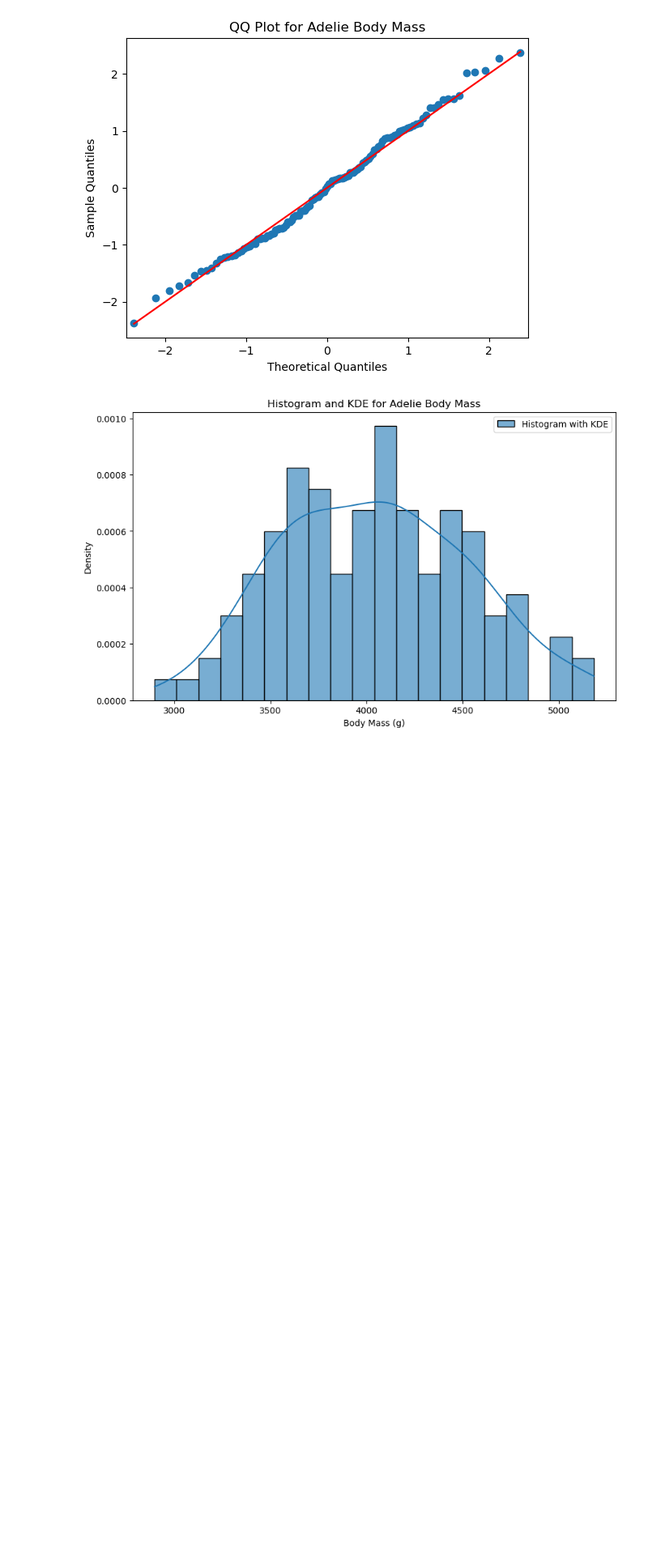
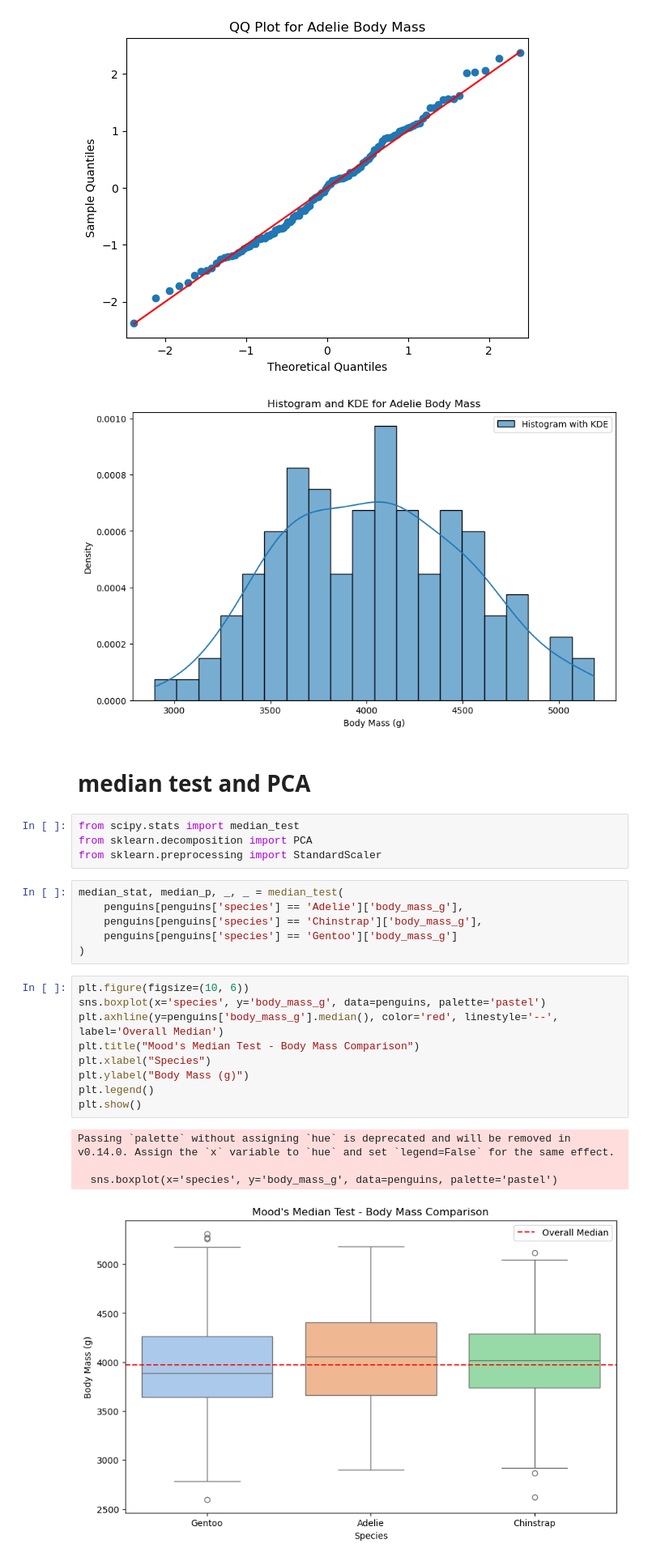
Before and after one commit to keithmmc/dataprojects, a Jupyter notebook: palmer.ipynb, the cells around one changed output. Shown at 81% size. Drawn from its saved outputs; the diff is of its cells as text; blank space fills up the shorter version.

```diff
--- a/palmer.ipynb
+++ b/palmer.ipynb
@@ -151,3 +151,29 @@ plt.show()
 <Figure size 1000x600 with 0 Axes>
 [figure]
 [figure]
+# %% [markdown]
+# median test and PCA
+# %%
+from scipy.stats import median_test
+from sklearn.decomposition import PCA
+from sklearn.preprocessing import StandardScaler
+# %%
+median_stat, median_p, _, _ = median_test(
+    penguins[penguins['species'] == 'Adelie']['body_mass_g'],
+    penguins[penguins['species'] == 'Chinstrap']['body_mass_g'],
+    penguins[penguins['species'] == 'Gentoo']['body_mass_g']
+)
+# %%
+plt.figure(figsize=(10, 6))
+sns.boxplot(x='species', y='body_mass_g', data=penguins, palette='pastel')
+plt.axhline(y=penguins['body_mass_g'].median(), color='red', linestyle='--', label='Overall Median')
+plt.title("Mood's Median Test - Body Mass Comparison")
+plt.xlabel("Species")
+plt.ylabel("Body Mass (g)")
+plt.legend()
+plt.show()
+# %% [output]
+Passing `palette` without assigning `hue` is deprecated and will be removed in v0.14.0. Assign the `x` variable to `hue` and set `legend=False` for the same effect.
+
+  sns.boxplot(x='species', y='body_mass_g', data=penguins, palette='pastel')
+[figure, added]
```
Also changed, not shown: parts of 9 cells of this notebook.
